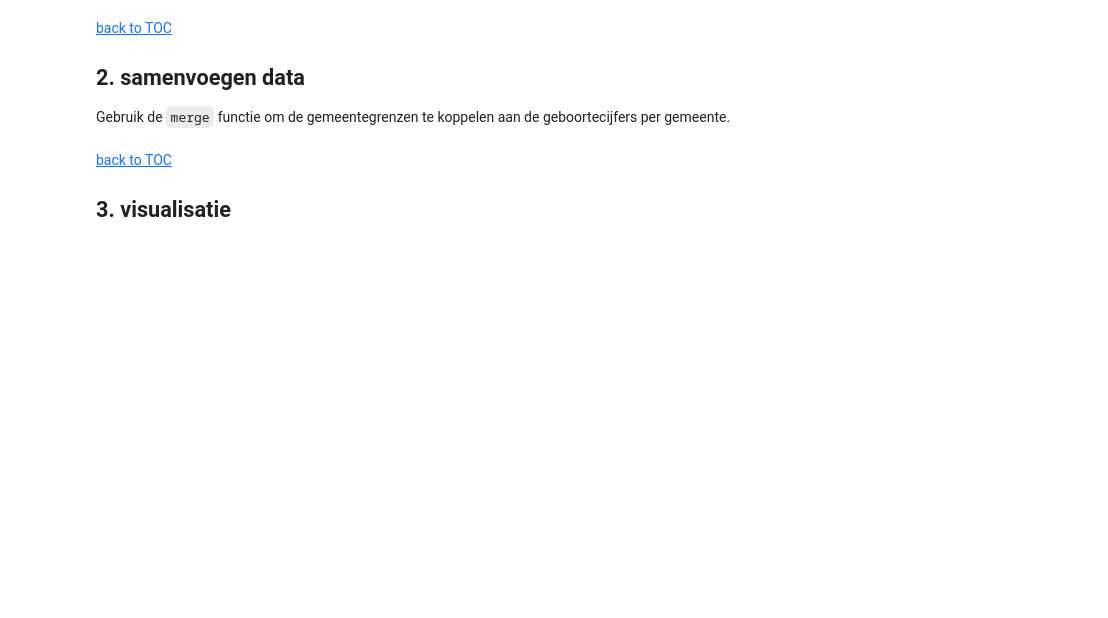
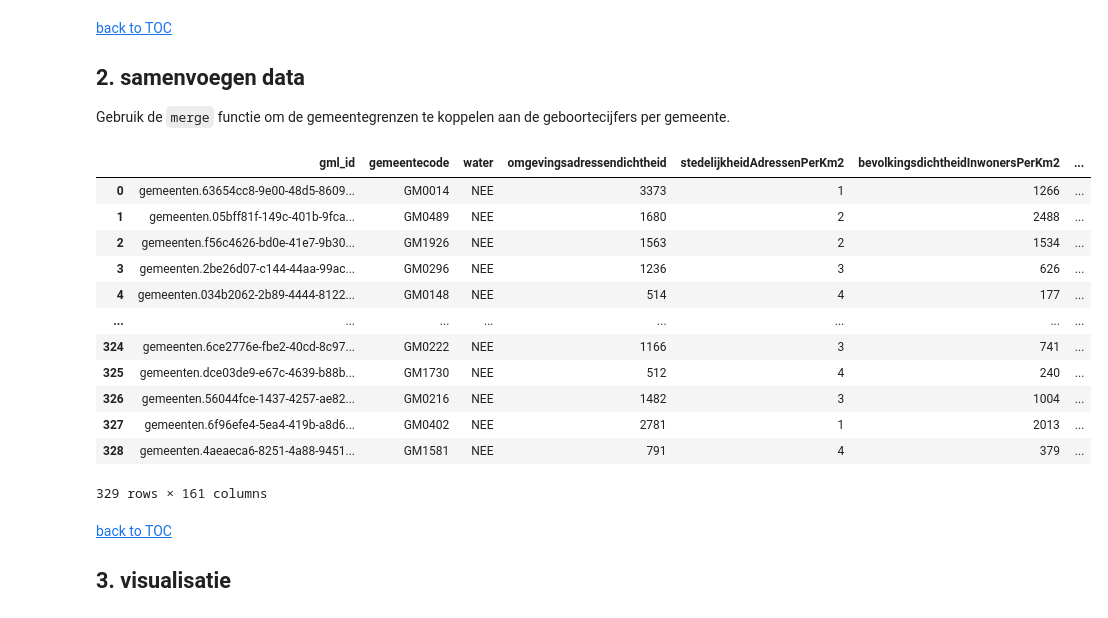
Before and after one commit to MAMBA-python/course-material, a Jupyter notebook: practical_examples/02_data_analysis/01_cbs_data/geboortes_nl.ipynb, the cells around one changed output. Saved outputs shown, nothing was run; the diff lists cells and outputs as text; code cells hidden in the pictures; blank space fills up the shorter version.

```diff
--- a/practical_examples/02_data_analysis/01_cbs_data/geboortes_nl.ipynb
+++ b/practical_examples/02_data_analysis/01_cbs_data/geboortes_nl.ipynb
@@ -102,0 +48,14 @@ geboorten_per_gemeente
+# %%
+# laad geboorte data in
+geboorte_data = cbsodata.get_data('83765NED', select=['GeboorteRelatief_25','WijkenEnBuurten','Gemeentenaam_1','SoortRegio_2','Codering_3'])
+
+# zet om naar dataframe
+geboorte_df = pd.DataFrame(geboorte_data)
+
+# filter op gemeenten
+geboorte_df = geboorte_df.loc[geboorte_df['SoortRegio_2'] == 'Gemeente  ']
+
+# strip whitespace van codering
+geboorte_df['Codering_3'] = geboorte_df['Codering_3'].apply(lambda x: x.strip())
+
+geboorte_df
@@ -109,10 +82,25 @@ Gebruik de `merge` functie om de gemeentegrenzen te koppelen aan de geboortecijf
 # %%
 geboorten_merged = pd.merge(
     gemeentegrenzen,
-    geboorten_per_gemeente,
+    geboorte_df,
     left_on="gemeentecode",
-    right_on="WijkenEnBuurten",
+    right_on="Codering_3",
 )
+geboorten_merged
+# %% [output]
+|  | gml_id | gemeentecode | water | omgevingsadressendichtheid | stedelijkheidAdressenPerKm2 | bevolkingsdichtheidInwonersPerKm2 | ... |
+| 0 | gemeenten.63654cc8-9e00-48d5-8609... | GM0014 | NEE | 3373 | 1 | 1266 | ... |
+| 1 | gemeenten.05bff81f-149c-401b-9fca... | GM0489 | NEE | 1680 | 2 | 2488 | ... |
+| 2 | gemeenten.f56c4626-bd0e-41e7-9b30... | GM1926 | NEE | 1563 | 2 | 1534 | ... |
+| 3 | gemeenten.2be26d07-c144-44aa-99ac... | GM0296 | NEE | 1236 | 3 | 626 | ... |
+| 4 | gemeenten.034b2062-2b89-4444-8122... | GM0148 | NEE | 514 | 4 | 177 | ... |
+| ... | ... | ... | ... | ... | ... | ... | ... |
+| 324 | gemeenten.6ce2776e-fbe2-40cd-8c97... | GM0222 | NEE | 1166 | 3 | 741 | ... |
+| 325 | gemeenten.dce03de9-e67c-4639-b88b... | GM1730 | NEE | 512 | 4 | 240 | ... |
+| 326 | gemeenten.56044fce-1437-4257-ae82... | GM0216 | NEE | 1482 | 3 | 1004 | ... |
+| 327 | gemeenten.6f96efe4-5ea4-419b-a8d6... | GM0402 | NEE | 2781 | 1 | 2013 | ... |
+| 328 | gemeenten.4aeaeca6-8251-4a88-9451... | GM1581 | NEE | 791 | 4 | 379 | ... |
+329 rows × 161 columns
 # %% [markdown]
 [back to TOC](#0)
 
```
Also changed, not shown: parts of 7 cells of this notebook, 2 other files.
